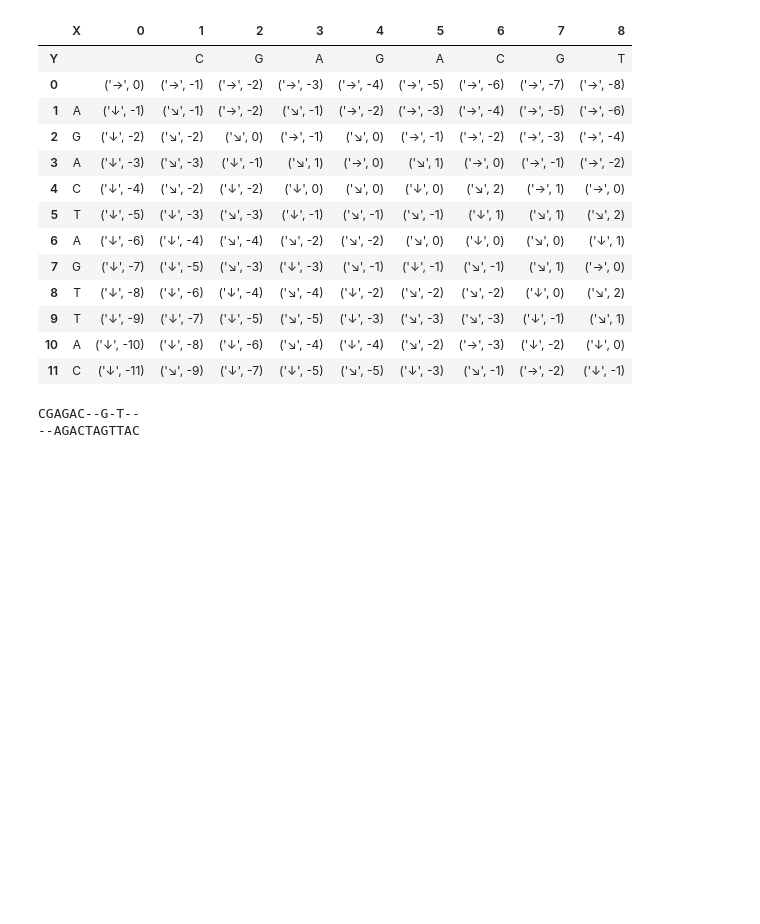
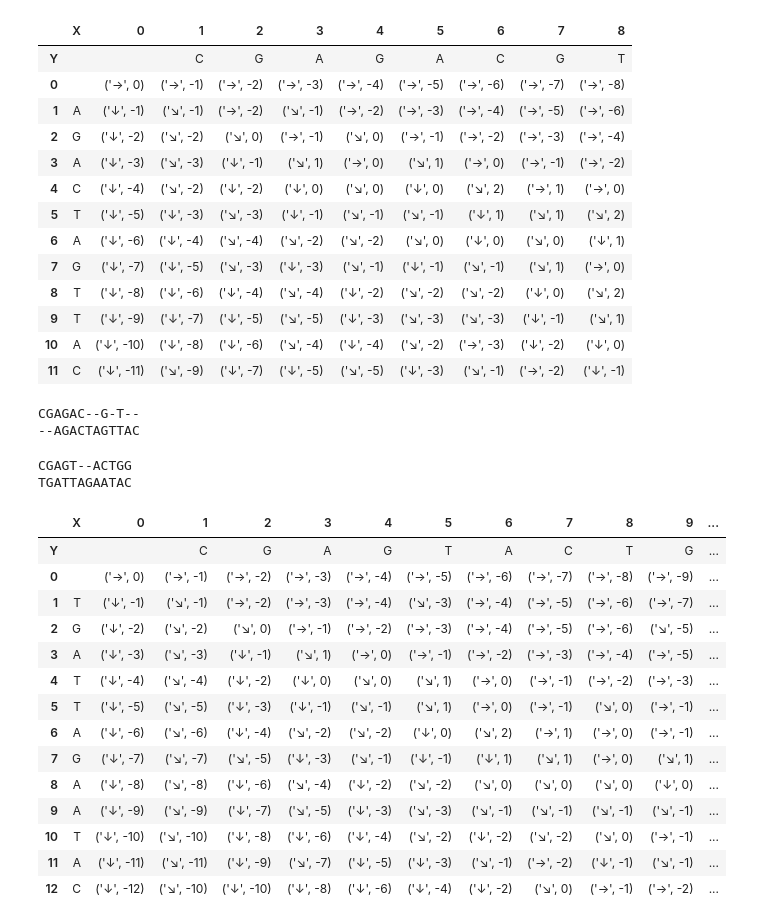
Before and after one commit to asyapolina/Needleman-Wunsch, a Jupyter notebook: Needleman_Wunsch.ipynb, the cells around one changed output. Saved outputs shown, nothing was run; the diff lists cells and outputs as text; code cells hidden in the pictures; blank space fills up the shorter version.

```diff
--- a/Needleman_Wunsch.ipynb
+++ b/Needleman_Wunsch.ipynb
@@ -153,3 +153,31 @@ print("".join(aligned_x))
 # %% [output]
 CGAGAC--G-T--
 --AGACTAGTTAC
+# %%
+mat = pd.read_csv('mat_ones.csv', sep = " ", index_col=0)
+x = "TGATTAGAATAC"
+y = "CGAGTACTGG"
+aligned_x, aligned_y, grid = needleman_wunsch(x, y, mat, 1)
+print("".join(aligned_y))
+print("".join(aligned_x))
+# %% [output]
+CGAGT--ACTGG
+TGATTAGAATAC
+# %%
+grid
+# %% [output]
+|  | X | 0 | 1 | 2 | 3 | 4 | 5 | 6 | 7 | 8 | 9 | ... |
+| Y |  |  | C | G | A | G | T | A | C | T | G | ... |
+| 0 |  | ('→', 0) | ('→', -1) | ('→', -2) | ('→', -3) | ('→', -4) | ('→', -5) | ('→', -6) | ('→', -7) | ('→', -8) | ('→', -9) | ... |
+| 1 | T | ('↓', -1) | ('↘', -1) | ('→', -2) | ('→', -3) | ('→', -4) | ('↘', -3) | ('→', -4) | ('→', -5) | ('→', -6) | ('→', -7) | ... |
+| 2 | G | ('↓', -2) | ('↘', -2) | ('↘', 0) | ('→', -1) | ('→', -2) | ('→', -3) | ('→', -4) | ('→', -5) | ('→', -6) | ('↘', -5) | ... |
+| 3 | A | ('↓', -3) | ('↘', -3) | ('↓', -1) | ('↘', 1) | ('→', 0) | ('→', -1) | ('→', -2) | ('→', -3) | ('→', -4) | ('→', -5) | ... |
+| 4 | T | ('↓', -4) | ('↘', -4) | ('↓', -2) | ('↓', 0) | ('↘', 0) | ('↘', 1) | ('→', 0) | ('→', -1) | ('→', -2) | ('→', -3) | ... |
+| 5 | T | ('↓', -5) | ('↘', -5) | ('↓', -3) | ('↓', -1) | ('↘', -1) | ('↘', 1) | ('→', 0) | ('→', -1) | ('↘', 0) | ('→', -1) | ... |
+| 6 | A | ('↓', -6) | ('↘', -6) | ('↓', -4) | ('↘', -2) | ('↘', -2) | ('↓', 0) | ('↘', 2) | ('→', 1) | ('→', 0) | ('→', -1) | ... |
+| 7 | G | ('↓', -7) | ('↘', -7) | ('↘', -5) | ('↓', -3) | ('↘', -1) | ('↓', -1) | ('↓', 1) | ('↘', 1) | ('→', 0) | ('↘', 1) | ... |
+| 8 | A | ('↓', -8) | ('↘', -8) | ('↓', -6) | ('↘', -4) | ('↓', -2) | ('↘', -2) | ('↘', 0) | ('↘', 0) | ('↘', 0) | ('↓', 0) | ... |
+| 9 | A | ('↓', -9) | ('↘', -9) | ('↓', -7) | ('↘', -5) | ('↓', -3) | ('↘', -3) | ('↘', -1) | ('↘', -1) | ('↘', -1) | ('↘', -1) | ... |
+| 10 | T | ('↓', -10) | ('↘', -10) | ('↓', -8) | ('↓', -6) | ('↓', -4) | ('↘', -2) | ('↓', -2) | ('↘', -2) | ('↘', 0) | ('→', -1) | ... |
+| 11 | A | ('↓', -11) | ('↘', -11) | ('↓', -9) | ('↘', -7) | ('↓', -5) | ('↓', -3) | ('↘', -1) | ('→', -2) | ('↓', -1) | ('↘', -1) | ... |
+| 12 | C | ('↓', -12) | ('↘', -10) | ('↓', -10) | ('↓', -8) | ('↓', -6) | ('↓', -4) | ('↓', -2) | ('↘', 0) | ('→', -1) | ('→', -2) | ... |
```
